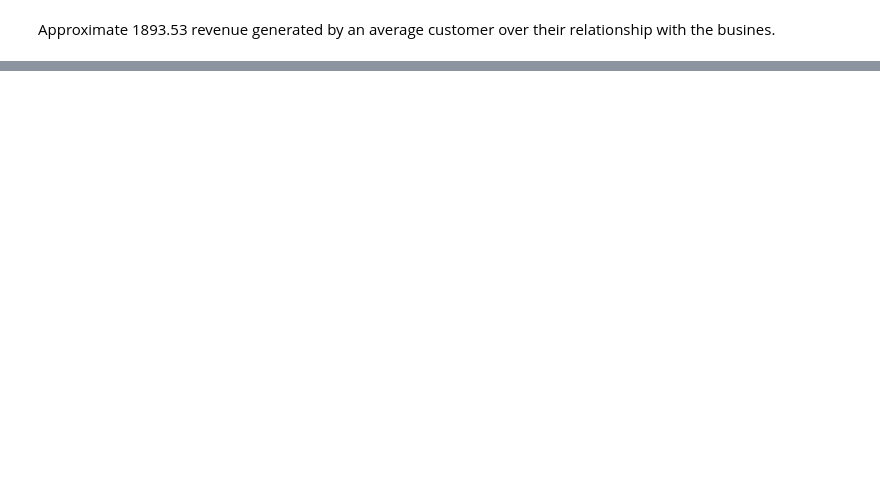
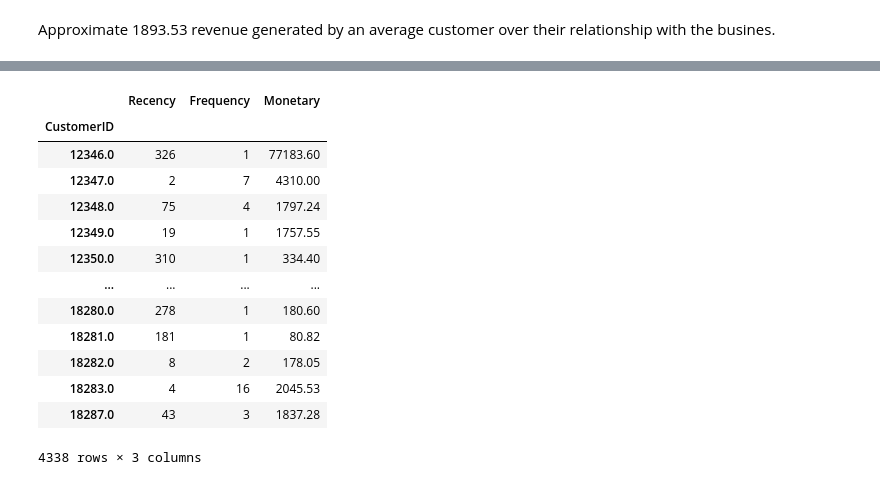
Before and after one commit to krishnadeshmukh666/OIBSIP, a Jupyter notebook: TASK 2-Customer Segmentation Analysis/analysis.ipynb, the cells around one changed output, grey strips where cells are left out. Saved outputs shown, nothing was run; the diff lists cells and outputs as text; code cells hidden in the pictures; blank space fills up the shorter version.

```diff
--- a/TASK 2-Customer Segmentation Analysis/analysis.ipynb
+++ b/TASK 2-Customer Segmentation Analysis/analysis.ipynb
@@ -100,3 +102,5 @@ df.duplicated().sum()
 np.int64(0)
 # %%
 df=df.dropna(subset=['CustomerID'])
+# %%
+df = df[~df['InvoiceNo'].astype(str).str.startswith('C')]
@@ -102,0 +119,5 @@ df=df.dropna(subset=['CustomerID'])
+# %%
+df=df[df['UnitPrice']>0]
+# %%
+df['InvoiceDate'] = pd.to_datetime(df['InvoiceDate'])
+df['InvoiceDate']
@@ -159,0 +196,3 @@ Approximate 1893.53 revenue generated by an average customer over their relation
+# %%
+reference_date = df['InvoiceDate'].max() + pd.Timedelta(days=1)
+reference_date
@@ -159,0 +201,23 @@ Approximate 1893.53 revenue generated by an average customer over their relation
+# %%
+rfm = df.groupby('CustomerID').agg({
+    'InvoiceDate': lambda x: (reference_date - x.max()).days,
+    'InvoiceNo': 'nunique',
+    'TotalPrice': 'sum'
+})
+rfm.columns = ['Recency', 'Frequency', 'Monetary']
+rfm
+# %% [output]
+|  | Recency | Frequency | Monetary |
+| CustomerID |  |  |  |
+| 12346.0 | 326 | 1 | 77183.60 |
+| 12347.0 | 2 | 7 | 4310.00 |
+| 12348.0 | 75 | 4 | 1797.24 |
+| 12349.0 | 19 | 1 | 1757.55 |
+| 12350.0 | 310 | 1 | 334.40 |
+| ... | ... | ... | ... |
+| 18280.0 | 278 | 1 | 180.60 |
+| 18281.0 | 181 | 1 | 80.82 |
+| 18282.0 | 8 | 2 | 178.05 |
+| 18283.0 | 4 | 16 | 2045.53 |
+| 18287.0 | 43 | 3 | 1837.28 |
+4338 rows × 3 columns
```
Also changed, not shown: parts of 39 cells of this notebook.
